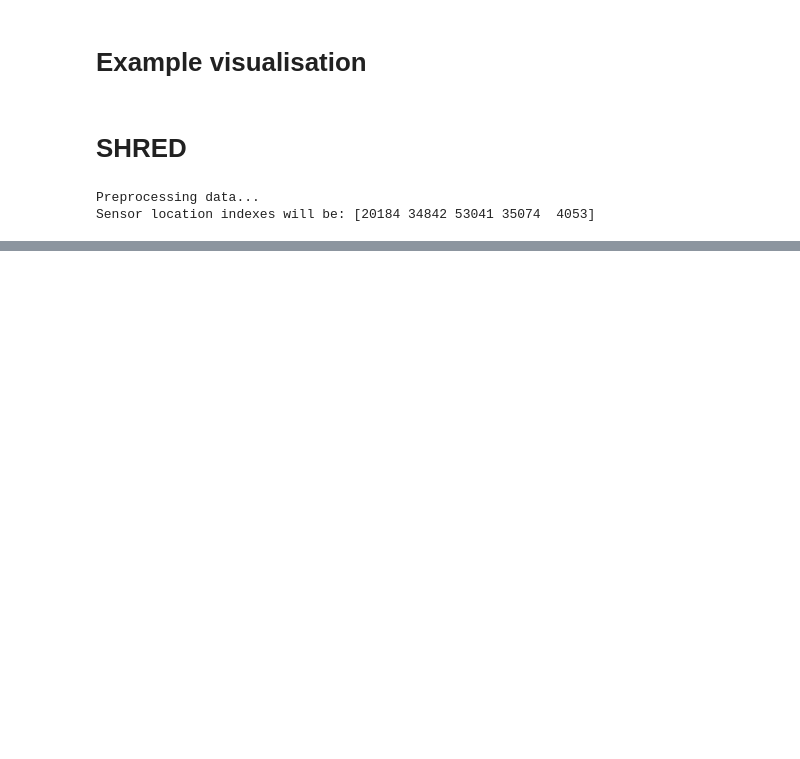
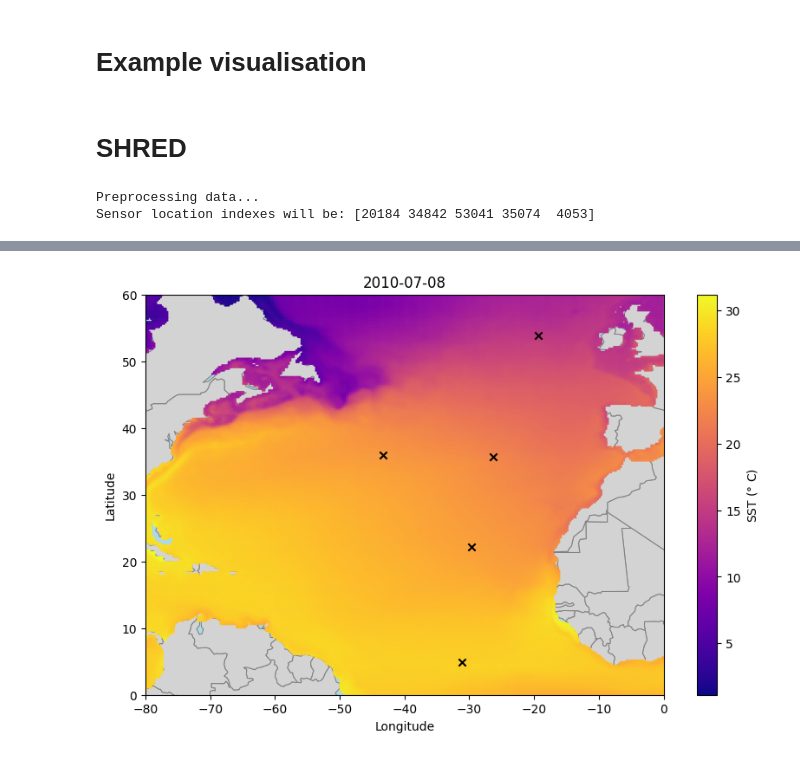
Before and after one commit to abbym-bristol/ME4OH_summer_project, a Jupyter notebook: SHRED_OFAM3_SST_FF.ipynb, the cells around one changed output, grey strips where cells are left out. Saved outputs shown, nothing was run; the diff lists cells and outputs as text; code cells hidden in the pictures; blank space fills up the shorter version.

Commit message:
fix: colourbars for sst plots

```diff
--- a/SHRED_OFAM3_SST_FF.ipynb
+++ b/SHRED_OFAM3_SST_FF.ipynb
@@ -137,4 +81,6 @@ for i in np.random.choice(range(len(test_recons)), 1):
 # %%
-# plot_sst_map(recon_df, str(test_dates[0].date()), min_sst=min(df.SST), max_sst=max(df.SST), basin='NA', sensor_coords=(longs[sensor_locations], lats[sensor_locations]))
+plot_sst_map(recon_df, str(test_dates[0].date()), min_sst=min(recon_df.SST), max_sst=max(recon_df.SST), basin='NA', sensor_coords=(longs[sensor_locations], lats[sensor_locations]))
+# %% [output]
+[figure, added]
 # %%
 
```
Also changed, not shown: parts of 5 cells of this notebook, 2 other files.
